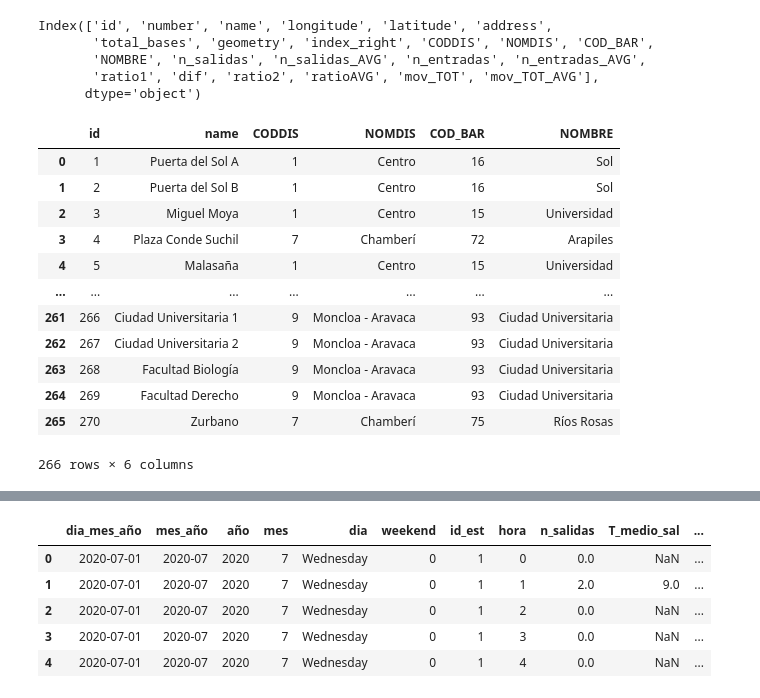
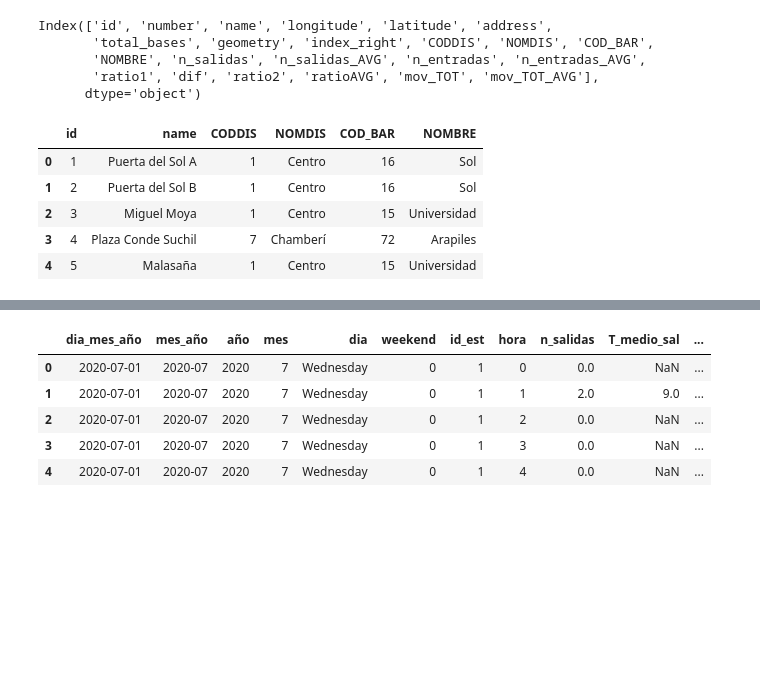
Before and after one commit to AaronNebreda/biciMAD_analysis, a Jupyter notebook: src/Untitled3.ipynb, the cells around one changed output, grey strips where cells are left out. Cells and saved outputs as stored; diff of their text form; code cells hidden in the pictures; blank space fills up the shorter version.

```diff
--- a/src/Untitled3.ipynb
+++ b/src/Untitled3.ipynb
@@ -5,3 +5,6 @@ from funciones import *
 import geopandas as gpd
 import matplotlib.pyplot as plt
 import datetime as dt
+# %%
+pd.set_option('display.max_columns', None)   # mostrar todas las columnas del df
+pd.set_option('display.max_rows', None)   # mostrar todas las filas del df
@@ -19,19 +24,12 @@ Index(['id', 'number', 'name', 'longitude', 'latitude', 'address',
        'ratio1', 'dif', 'ratio2', 'ratioAVG', 'mov_TOT', 'mov_TOT_AVG'],
       dtype='object')
 # %%
-bar_est[['id','name','CODDIS', 'NOMDIS', 'COD_BAR','NOMBRE']]
+bar_est[['id','name','CODDIS', 'NOMDIS', 'COD_BAR','NOMBRE']].head()
 # %% [output]
 |  | id | name | CODDIS | NOMDIS | COD_BAR | NOMBRE |
 | 0 | 1 | Puerta del Sol A | 1 | Centro | 16 | Sol |
 | 1 | 2 | Puerta del Sol B | 1 | Centro | 16 | Sol |
 | 2 | 3 | Miguel Moya | 1 | Centro | 15 | Universidad |
 | 3 | 4 | Plaza Conde Suchil | 7 | Chamberí | 72 | Arapiles |
 | 4 | 5 | Malasaña | 1 | Centro | 15 | Universidad |
-| ... | ... | ... | ... | ... | ... | ... |
-| 261 | 266 | Ciudad Universitaria 1 | 9 | Moncloa - Aravaca | 93 | Ciudad Universitaria |
-| 262 | 267 | Ciudad Universitaria 2 | 9 | Moncloa - Aravaca | 93 | Ciudad Universitaria |
-| 263 | 268 | Facultad Biología | 9 | Moncloa - Aravaca | 93 | Ciudad Universitaria |
-| 264 | 269 | Facultad Derecho | 9 | Moncloa - Aravaca | 93 | Ciudad Universitaria |
-| 265 | 270 | Zurbano | 7 | Chamberí | 75 | Ríos Rosas |
-266 rows × 6 columns
 # %%
```
Also changed, not shown: parts of 13 cells of this notebook.
